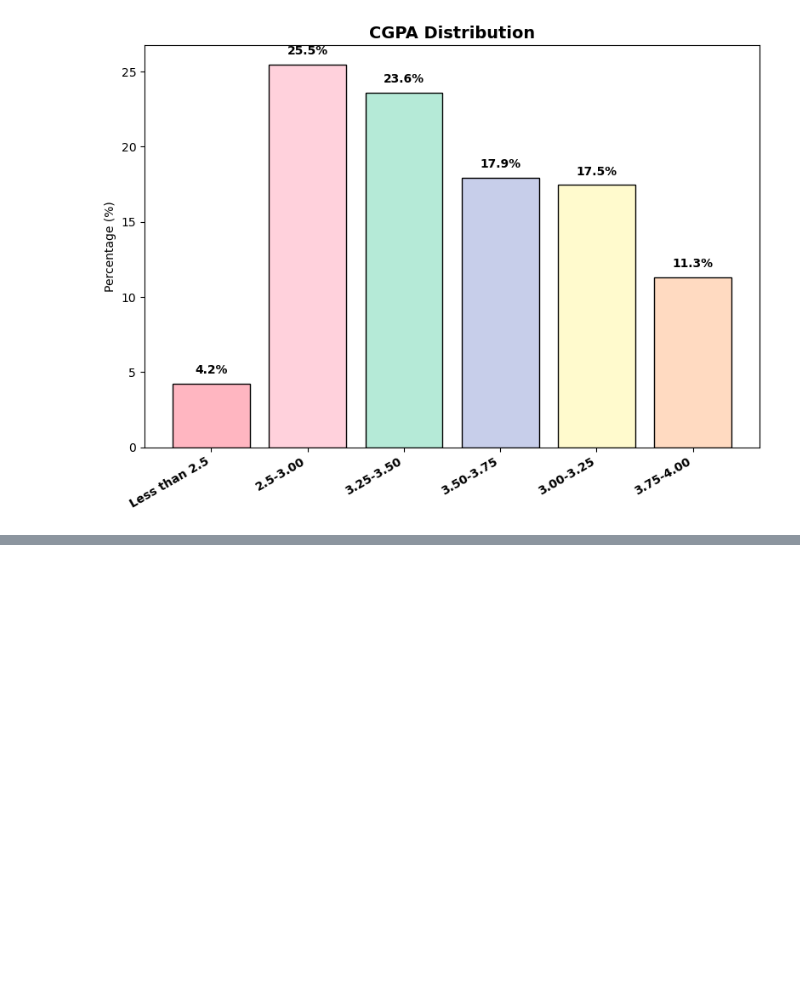
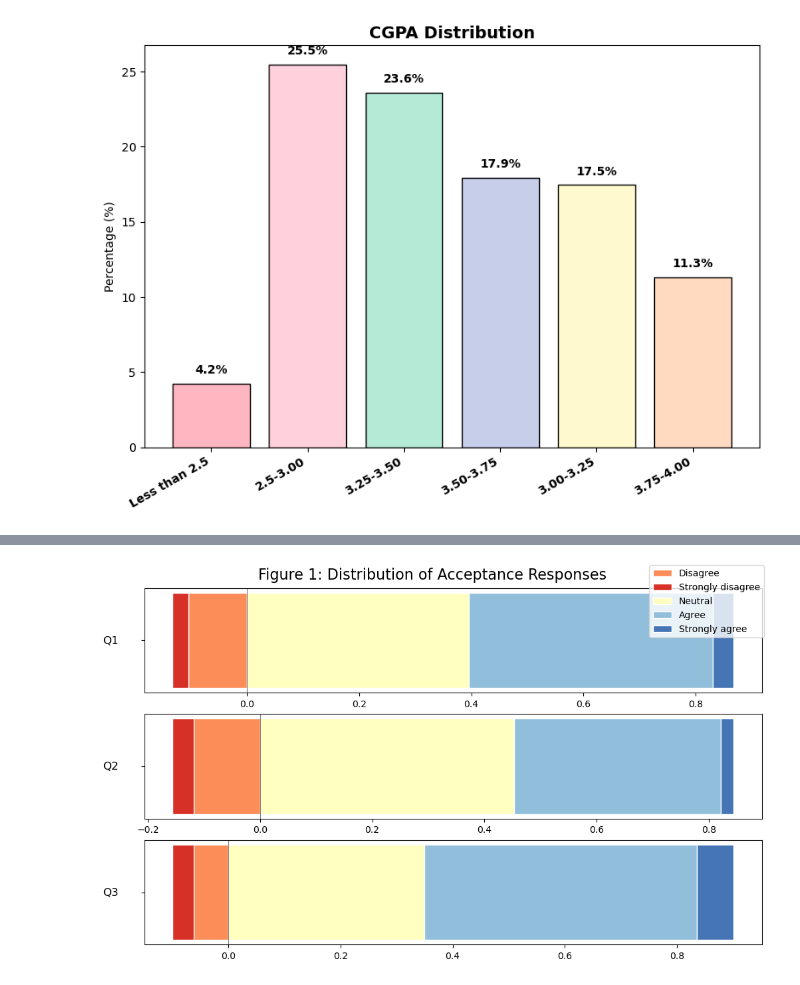
Before and after one commit to abkafi1234/StudentGrumbling, a Jupyter notebook: EDA.ipynb, the cells around one changed output, grey strips where cells are left out. Saved outputs shown, nothing was run; the diff lists cells and outputs as text; code cells hidden in the pictures; blank space fills up the shorter version.

```diff
--- a/EDA.ipynb
+++ b/EDA.ipynb
@@ -171,0 +416,69 @@ plt.show()
+# %%
+import pandas as pd
+import matplotlib.pyplot as plt
+import numpy as np
+  # replace with your CSV path
+
+# Survey questions
+questions = [
+    "I believe non-STEM courses are valuable despite their challenges. (Willingness)",
+   "I am open to integrating lessons from non-STEM courses into my academic work.  (Willingness)",
+    "I will likely apply the knowledge I gain from non-STEM courses in my personal or professional life. (Long-Term Adoption)"
+]
+
+# Short labels for figure
+short_labels = ["Q1", "Q2", "Q3"]
+
+# Likert scale order
+likert_order = ["Strongly disagree", "Disagree", "Neutral", "Agree", "Strongly agree"]
+
+# Colors for Likert levels
+colors = {
+    "Strongly disagree": "#d73027",
+    "Disagree": "#fc8d59",
+    "Neutral": "#ffffbf",
+    "Agree": "#91bfdb",
+    "Strongly agree": "#4575b4"
+}
+
+# Function to create diverging stacked bar chart
+def plot_diverging_bar(question, ax):
+    counts = data[question].value_counts().reindex(likert_order, fill_value=0)
+    proportions = counts / counts.sum()
+
+    # Negative, Neutral, Positive
+    negative = proportions[["Strongly disagree", "Disagree"]].sum()
+    positive = proportions[["Agree", "Strongly agree"]].sum()
+    neutral = proportions["Neutral"]
+
+    # Plot negative responses to the left
+    ax.barh(0, -proportions["Disagree"], color=colors["Disagree"], edgecolor='white', label="Disagree")
+    ax.barh(0, -proportions["Strongly disagree"], left=-proportions["Disagree"], color=colors["Strongly disagree"], edgecolor='white', label="Strongly disagree")
+
+    # Plot neutral in center
+    ax.barh(0, neutral, color=colors["Neutral"], edgecolor='white', label="Neutral")
+
+    # Plot positive to the right
+    ax.barh(0, proportions["Agree"], left=neutral, color=colors["Agree"], edgecolor='white', label="Agree")
+    ax.barh(0, proportions["Strongly agree"], left=neutral+proportions["Agree"], color=colors["Strongly agree"], edgecolor='white', label="Strongly agree")
+
+    # ax.set_xlim(-1, 1)  # Centered on 0
+    ax.set_yticks([0])
+    ax.set_yticklabels([""])
+    ax.axvline(0, color='grey', linewidth=0.8)
+
+# Create figure with 3 subplots
+fig, axes = plt.subplots(nrows=3, ncols=1, figsize=(10, 6), constrained_layout=True)
+
+for i, question in enumerate(questions):
+    plot_diverging_bar(question, axes[i])
+    axes[i].set_ylabel(short_labels[i], rotation=0, labelpad=30, fontsize=12, va='center')
+
+# Only show legend once
+handles, labels = axes[0].get_legend_handles_labels()
+fig.legend(handles, labels, loc='upper right')
+
+fig.suptitle("Figure 1: Distribution of Acceptance Responses", fontsize=16)
+plt.show()
+# %% [output]
+[figure, added]
```
Also changed, not shown: parts of 9 cells of this notebook, 1 other file.
